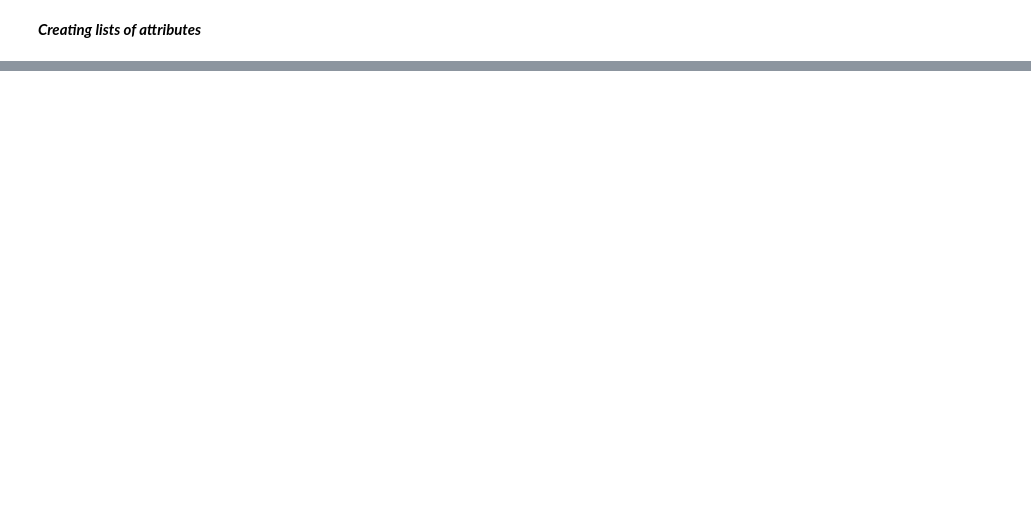
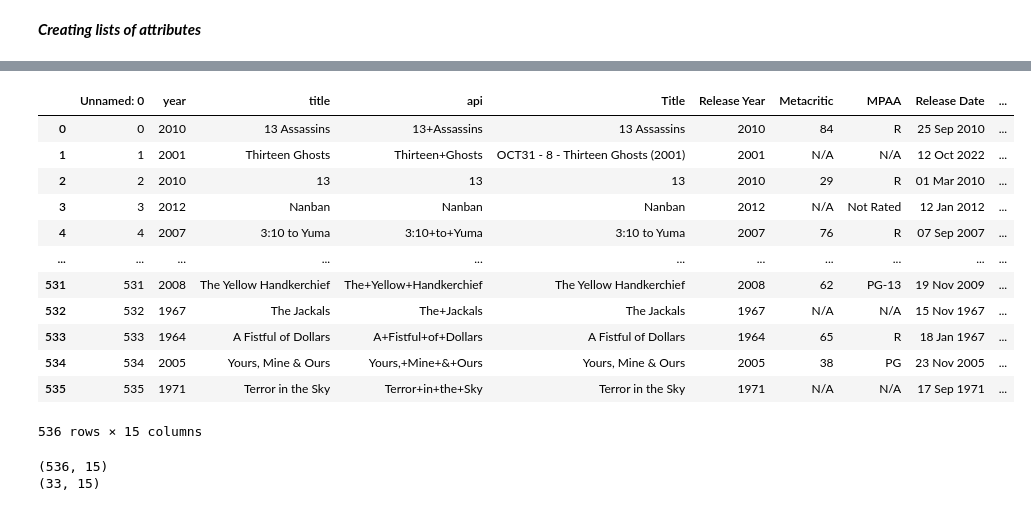
Before and after one commit to Daniel-Hoover/MovieRemakeCapstone, a Jupyter notebook: movie_api.ipynb, the cells around one changed output, grey strips where cells are left out. Drawn from its saved outputs; the diff is of its cells as text; code cells hidden in the pictures; blank space fills up the shorter version.

```diff
--- a/movie_api.ipynb
+++ b/movie_api.ipynb
@@ -209,0 +293,12 @@ movie_df
+# %%
+reem['Title']=title_list
+reem['Release Year']=years
+reem['Metacritic']=meta
+reem['MPAA']=age_rating
+reem['Release Date']=release
+reem['Runtime']=runtime
+reem['Genres']=genre
+reem['Directors']=directors
+reem['Box_Office']=box
+reem['IMDB']=imdb
+reem['Rotten_Tom']=rotten
@@ -209,0 +321,23 @@ movie_df
+# %%
+missing_reems=reem.loc[reem['Rotten_Tom']== 'n/a']
+missing_reems
+# %% [output]
+|  | Unnamed: 0 | year | title | api | Title | Release Year | Metacritic | MPAA | Release Date | ... |
+| 0 | 0 | 2010 | 13 Assassins | 13+Assassins | 13 Assassins | 2010 | 84 | R | 25 Sep 2010 | ... |
+| 1 | 1 | 2001 | Thirteen Ghosts | Thirteen+Ghosts | OCT31 - 8 - Thirteen Ghosts (2001) | 2001 | N/A | N/A | 12 Oct 2022 | ... |
+| 2 | 2 | 2010 | 13 | 13 | 13 | 2010 | 29 | R | 01 Mar 2010 | ... |
+| 3 | 3 | 2012 | Nanban | Nanban | Nanban | 2012 | N/A | Not Rated | 12 Jan 2012 | ... |
+| 4 | 4 | 2007 | 3:10 to Yuma | 3:10+to+Yuma | 3:10 to Yuma | 2007 | 76 | R | 07 Sep 2007 | ... |
+| ... | ... | ... | ... | ... | ... | ... | ... | ... | ... | ... |
+| 531 | 531 | 2008 | The Yellow Handkerchief | The+Yellow+Handkerchief | The Yellow Handkerchief | 2008 | 62 | PG-13 | 19 Nov 2009 | ... |
+| 532 | 532 | 1967 | The Jackals | The+Jackals | The Jackals | 1967 | N/A | N/A | 15 Nov 1967 | ... |
+| 533 | 533 | 1964 | A Fistful of Dollars | A+Fistful+of+Dollars | A Fistful of Dollars | 1964 | 65 | R | 18 Jan 1967 | ... |
+| 534 | 534 | 2005 | Yours, Mine & Ours | Yours,+Mine+&+Ours | Yours, Mine & Ours | 2005 | 38 | PG | 23 Nov 2005 | ... |
+| 535 | 535 | 1971 | Terror in the Sky | Terror+in+the+Sky | Terror in the Sky | 1971 | N/A | N/A | 17 Sep 1971 | ... |
+536 rows × 15 columns
+# %%
+print(reem.shape)
+print(missing_reems.shape)
+# %% [output]
+(536, 15)
+(33, 15)
```
Also changed, not shown: parts of 30 cells of this notebook.
